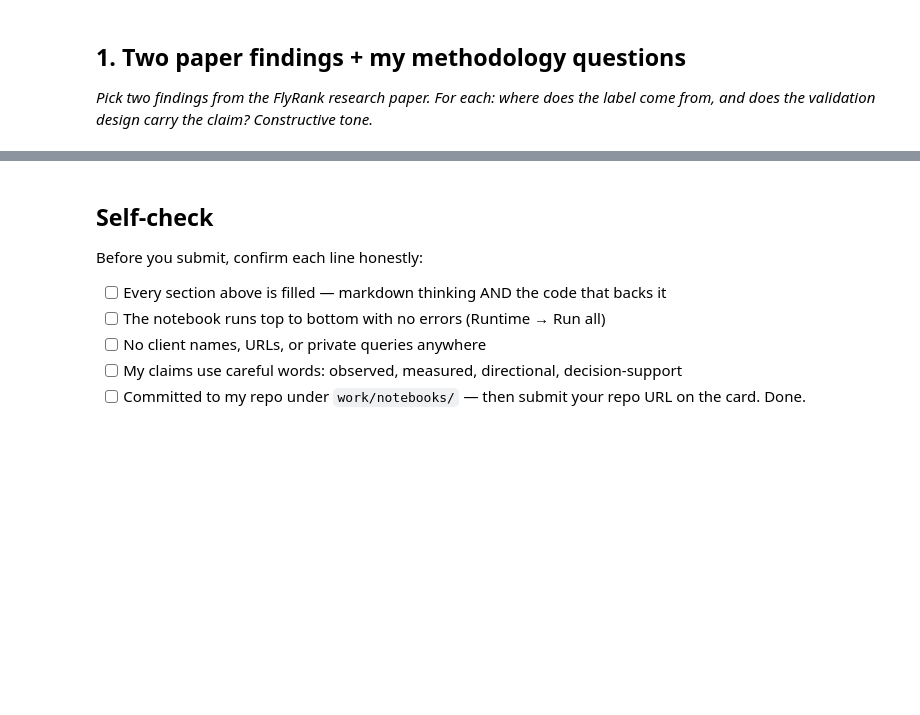
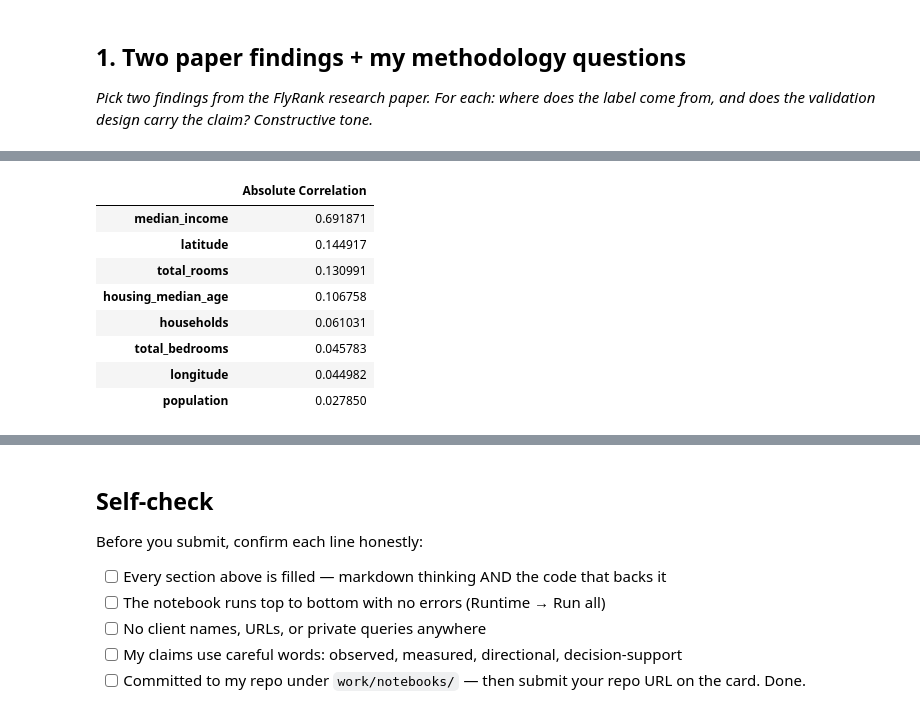
Before and after one commit to ayazahmedbscsf23-art/flyrank-ml-internship, a Jupyter notebook: work/notebooks/w06_validation_audit.ipynb, the cells around one changed output, grey strips where cells are left out. Drawn from its saved outputs; the diff is of its cells as text; code cells hidden in the pictures; blank space fills up the shorter version.

```diff
--- a/work/notebooks/w06_validation_audit.ipynb
+++ b/work/notebooks/w06_validation_audit.ipynb
@@ -36,0 +221,88 @@ This skeleton is yours to fill. Work the sections **in order** — each one has
+# %%
+import pandas as pd
+
+# Load the dataset
+df = pd.read_csv(
+    "/content/sample_data/california_housing_train.csv"
+)
+
+# Define final features and target
+target = "median_house_value"
+
+X = df.drop(columns=[target])
+y = df[target]
+
+print("========== LEAKAGE AUDIT ==========")
+
+# 1. Check whether target is included in features
+print("\n1. Target Column Check")
+
+if target in X.columns:
+    print("WARNING: Target leakage detected!")
+else:
+    print("PASS: Target column is not included in features.")
+
+# 2. Check duplicate feature columns
+print("\n2. Duplicate Feature Columns")
+
+duplicate_columns = X.columns[X.columns.duplicated()].tolist()
+
+if duplicate_columns:
+    print("WARNING: Duplicate columns:", duplicate_columns)
+else:
+    print("PASS: No duplicate feature columns.")
+
+# 3. Check duplicate rows
+print("\n3. Duplicate Rows")
+
+duplicate_count = df.duplicated().sum()
+
+print("Duplicate rows:", duplicate_count)
+
+# 4. Check feature correlation with target
+print("\n4. Feature Correlation With Target")
+
+correlations = X.corrwith(y).abs().sort_values(ascending=False)
+
+display(correlations.to_frame("Absolute Correlation"))
+
+# 5. Check exact duplicate feature values
+print("\n5. Identical Feature Columns")
+
+identical_columns = []
+
+columns = X.columns.tolist()
+
+for i in range(len(columns)):
+    for j in range(i + 1, len(columns)):
+        if X[columns[i]].equals(X[columns[j]]):
+            identical_columns.append((columns[i], columns[j]))
+
+if identical_columns:
+    print("WARNING: Identical columns found:", identical_columns)
+else:
+    print("PASS: No identical feature columns.")
+
+# 6. Check geographical group overlap
+print("\n6. Group Overlap Check")
+
+groups = (
+    df["latitude"].round(1).astype(str)
+    + "_"
+    + df["longitude"].round(1).astype(str)
+)
+
+train_groups = set(groups.iloc[train_idx])
+test_groups = set(groups.iloc[test_idx])
+
+overlap = train_groups.intersection(test_groups)
+
+print("Overlapping groups:", len(overlap))
+
+if len(overlap) == 0:
+    print("PASS: No geographical groups overlap.")
+else:
+    print("WARNING: Some geographical groups overlap.")
+
+print("\n========== AUDIT COMPLETED ==========")
+# %% [output]
@@ -36,0 +321,9 @@ This skeleton is yours to fill. Work the sections **in order** — each one has
+|  | Absolute Correlation |
+| median_income | 0.691871 |
+| latitude | 0.144917 |
+| total_rooms | 0.130991 |
+| housing_median_age | 0.106758 |
+| households | 0.061031 |
+| total_bedrooms | 0.045783 |
+| longitude | 0.044982 |
+| population | 0.027850 |
```
Also changed, not shown: parts of 15 cells of this notebook.
